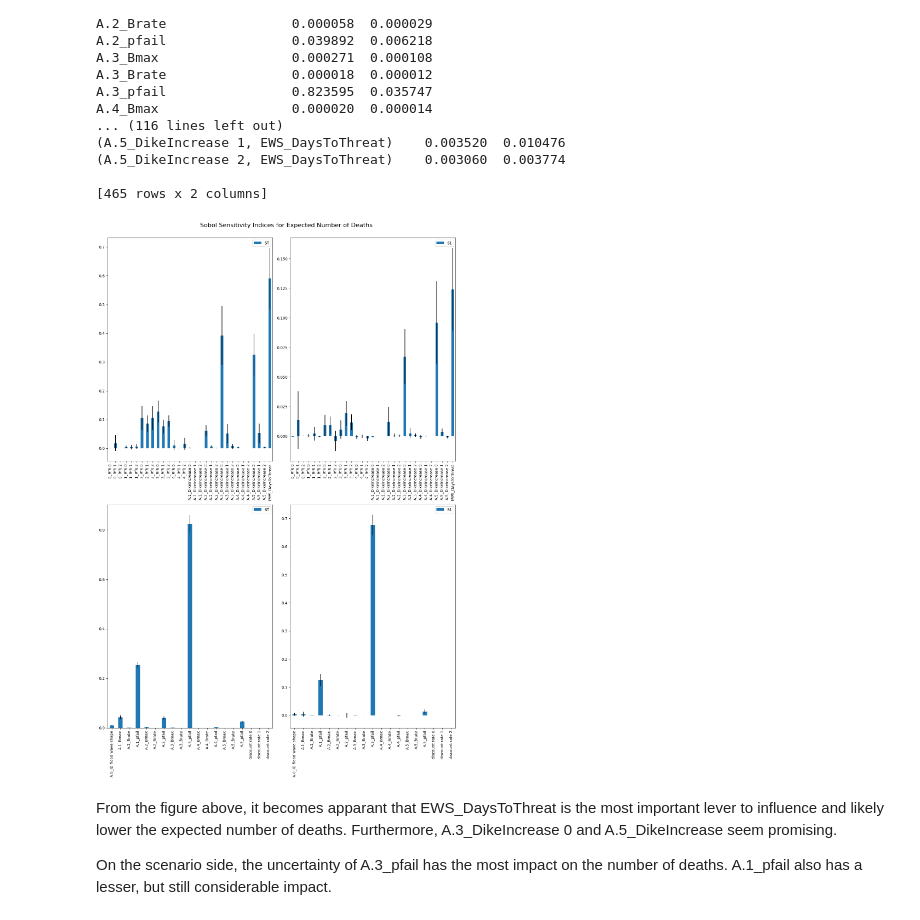
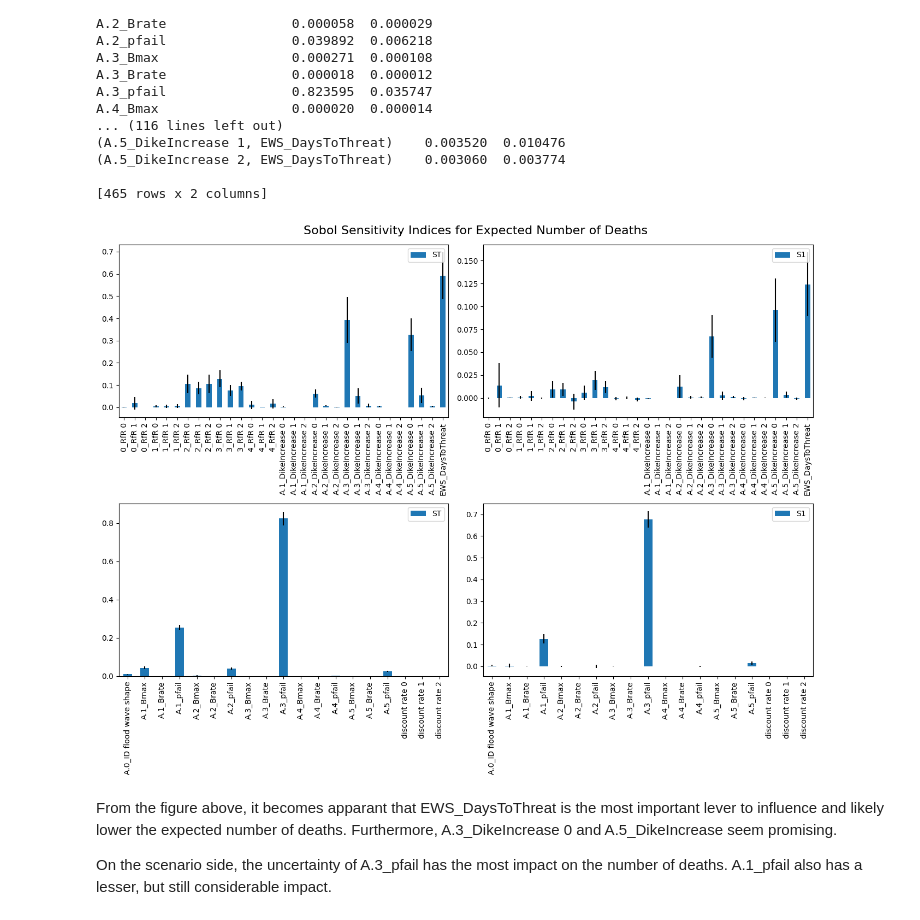
Before and after one commit to pkastelein/EPA141A, a Jupyter notebook: final assignment/Main_document.ipynb, the cells around one changed output. Saved outputs shown, nothing was run; the diff lists cells and outputs as text; code cells hidden in the pictures.

```diff
--- a/final assignment/Main_document.ipynb
+++ b/final assignment/Main_document.ipynb
@@ -117,23 +207,23 @@ A.4_Bmax                 0.000020  0.000014
 [465 rows x 2 columns]
 # %%
 fig, axes = plt.subplots(2, 3)  # Create a 2x3 grid of subplots
-fig.set_size_inches(20, 20)  # Adjust the figure size
+fig.set_size_inches(20, 10)  # Adjust the figure size
 
 # Plot Si_levers on the first row
 Si_levers_deaths.plot(ax=axes[0, :])  # Use all three subplots in the first row
 fig.delaxes(axes[0, 2])  # Remove the third subplot (S2) in the first row
 
 # Plot Si_uncertainties on the second row
 Si_uncertainties_deaths.plot(ax=axes[1, :])  # Use all three subplots in the second row
 fig.delaxes(axes[1, 2])  # Remove the third subplot (S2) in the second row
 
 # Adjust layout to remove empty spaces
 fig.tight_layout()
 # Give title to the figure
 fig.suptitle('Sobol Sensitivity Indices for Expected Number of Deaths', fontsize=16, y=1.02, x=0.35)
 plt.show()
 # %% [output]
-[figure, old version]
+[figure, new version]
 # %% [markdown]
 From the figure above, it becomes apparant that EWS_DaysToThreat is the most important lever to influence and likely lower the expected number of deaths. Furthermore, A.3_DikeIncrease 0 and A.5_DikeIncrease seem promising.
 
```
Also changed, not shown: parts of 16 cells of this notebook, 1 other file.
